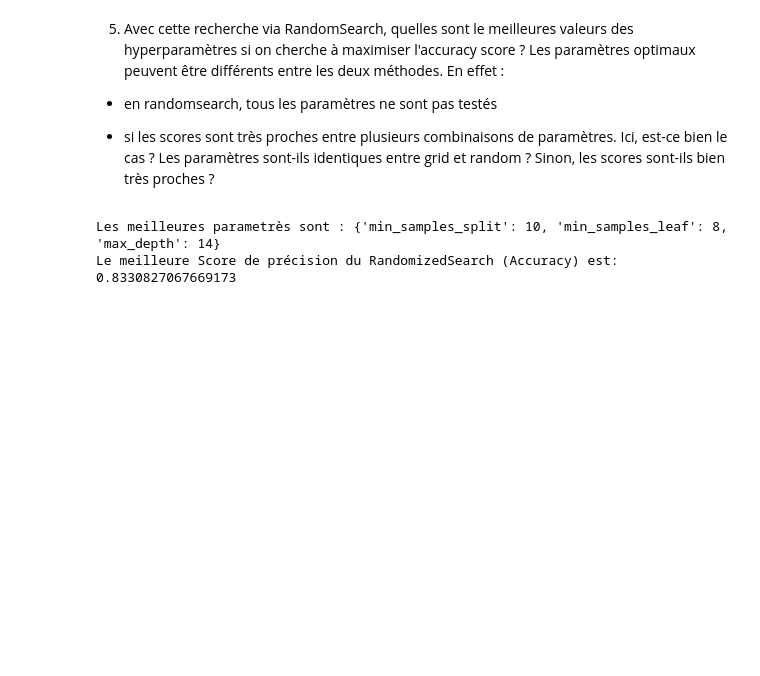
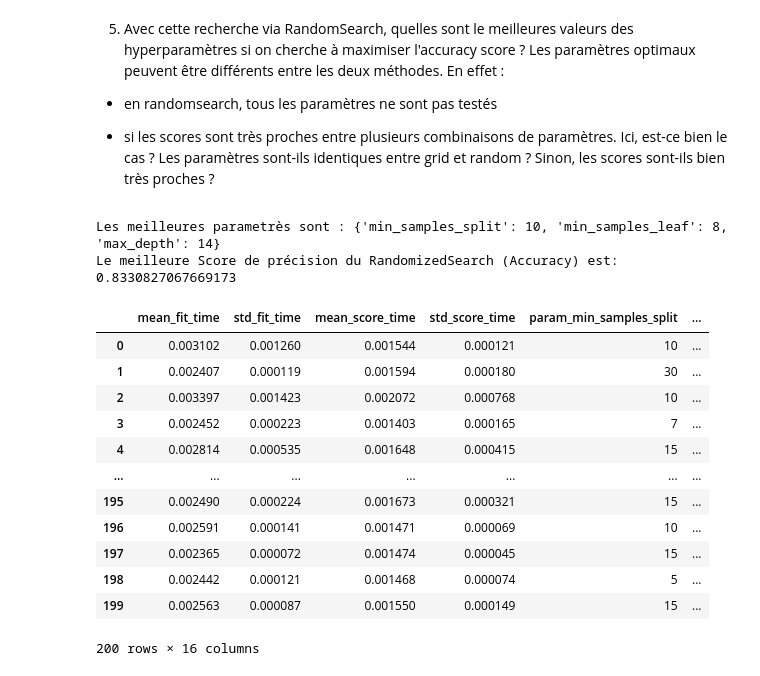
Before and after one commit to mars241/Machine-Learning, a Jupyter notebook: AAM_WCS_4_3_ML_Optimisation_Pipeline_GridSearch_&_Randomized_Search.ipynb, the cells around one changed output. Cells and saved outputs as stored; diff of their text form; code cells hidden in the pictures; blank space fills up the shorter version.

```diff
--- a/AAM_WCS_4_3_ML_Optimisation_Pipeline_GridSearch_&_Randomized_Search.ipynb
+++ b/AAM_WCS_4_3_ML_Optimisation_Pipeline_GridSearch_&_Randomized_Search.ipynb
@@ -329,3 +329,21 @@ print("Le meilleure Score de précision du RandomizedSearch (Accuracy) est:", ra
 # %% [output]
 Les meilleures parametrès sont : {'min_samples_split': 10, 'min_samples_leaf': 8, 'max_depth': 14}
 Le meilleure Score de précision du RandomizedSearch (Accuracy) est: 0.8330827067669173
+# %%
+# Afficher les resultats dans un DF
+rando_cv_df = pd.DataFrame(random_search.cv_results_)
+rando_cv_df
+# %% [output]
+|  | mean_fit_time | std_fit_time | mean_score_time | std_score_time | param_min_samples_split | ... |
+| 0 | 0.003102 | 0.001260 | 0.001544 | 0.000121 | 10 | ... |
+| 1 | 0.002407 | 0.000119 | 0.001594 | 0.000180 | 30 | ... |
+| 2 | 0.003397 | 0.001423 | 0.002072 | 0.000768 | 10 | ... |
+| 3 | 0.002452 | 0.000223 | 0.001403 | 0.000165 | 7 | ... |
+| 4 | 0.002814 | 0.000535 | 0.001648 | 0.000415 | 15 | ... |
+| ... | ... | ... | ... | ... | ... | ... |
+| 195 | 0.002490 | 0.000224 | 0.001673 | 0.000321 | 15 | ... |
+| 196 | 0.002591 | 0.000141 | 0.001471 | 0.000069 | 10 | ... |
+| 197 | 0.002365 | 0.000072 | 0.001474 | 0.000045 | 15 | ... |
+| 198 | 0.002442 | 0.000121 | 0.001468 | 0.000074 | 5 | ... |
+| 199 | 0.002563 | 0.000087 | 0.001550 | 0.000149 | 15 | ... |
+200 rows × 16 columns
```
